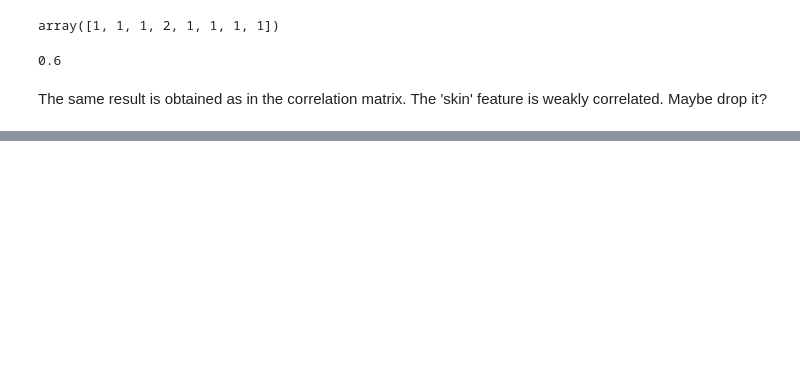
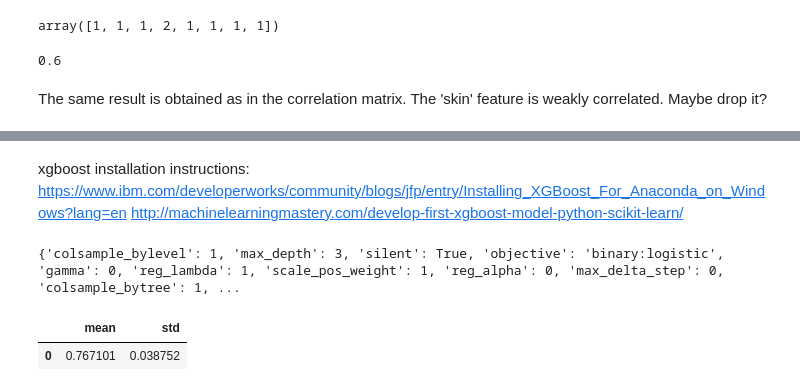
Before and after one commit to creiser/diabetes-classification, a Jupyter notebook: diabetes-classification.ipynb, the cells around one changed output, grey strips where cells are left out. Saved outputs shown, nothing was run; the diff lists cells and outputs as text; code cells hidden in the pictures; blank space fills up the shorter version.

Commit message:
Tried xgboost

```diff
--- a/diabetes-classification.ipynb
+++ b/diabetes-classification.ipynb
@@ -240,0 +241,19 @@ grid_results_as_df(grid)
+# %% [markdown]
+xgboost installation instructions:
+https://www.ibm.com/developerworks/community/blogs/jfp/entry/Installing_XGBoost_For_Anaconda_on_Windows?lang=en
+http://machinelearningmastery.com/develop-first-xgboost-model-python-scikit-learn/
+# %%
+from numpy import loadtxt
+from xgboost import XGBClassifier
+from sklearn.model_selection import train_test_split
+from sklearn.metrics import accuracy_score
+print(model.get_params())
+model = XGBClassifier()
+model.fit(X_train, y_train)
+grid = GridSearchCV(estimator=model, param_grid=[{}], cv=10)
+grid.fit(X_train, y_train)
+grid_results_as_df(grid)
+# %% [output]
+{'colsample_bylevel': 1, 'max_depth': 3, 'silent': True, 'objective': 'binary:logistic', 'gamma': 0, 'reg_lambda': 1, 'scale_pos_weight': 1, 'reg_alpha': 0, 'max_delta_step': 0, 'colsample_bytree': 1, ...
+|  | mean | std |
+| 0 | 0.767101 | 0.038752 |
```
Also changed, not shown: parts of 3 cells of this notebook.
